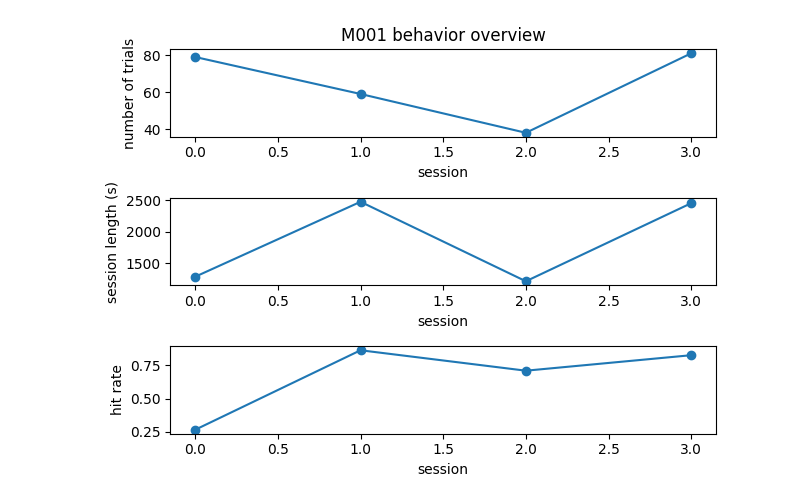
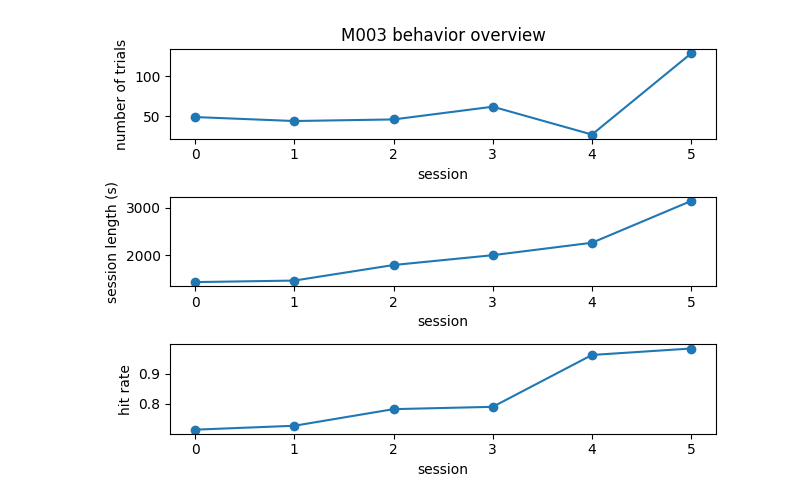
Before and after one commit to rozmar/NDNF-pipeline, a Jupyter notebook: Notebooks/behavior.ipynb, the cells around one changed output. Saved outputs shown, nothing was run; the diff lists cells and outputs as text; code cells hidden in the pictures.

Commit message:
a few new behavior plots

```diff
--- a/Notebooks/behavior.ipynb
+++ b/Notebooks/behavior.ipynb
@@ -19,37 +18,37 @@ import numpy as np
 #
 # %%
 
-subject_id = 'M001'#'BCI81'
+subject_id = 'M003'#'BCI81'
 available_sessions = (experiment.Session()&{'subject_id':subject_id}).fetch('session')
 trial_nums = []
 hit_rates = []
 session_lengths = []
 for session in available_sessions:
     trials = (experiment.SessionTrial()&{'subject_id':subject_id,'session':session}).fetch('trial')
     trial_nums.append(len(trials))
     hits = len(experiment.BehaviorTrial()&{'subject_id':subject_id,'session':session,'outcome':'hit'})
     hit_rate = hits/len(trials) if len(trials)>0 else np.nan
     hit_rates.append(hit_rate)
     session_length = (experiment.SessionTrial()&{'subject_id':subject_id,'session':session,'trial':np.max(trials)}).fetch1('trial_end_time')
     session_lengths.append(session_length)
 fig = plt.figure()
 ax1 = fig.add_subplot(3,1,1)
 ax1.plot(available_sessions,trial_nums,'o-')
 ax1.set_xlabel('session')
 ax1.set_ylabel('number of trials')
 plt.title(f'{subject_id} behavior overview')
 ax2 = fig.add_subplot(3,1,2)
 ax2.plot(available_sessions,session_lengths,'o-')
 ax2.set_xlabel('session')
 ax2.set_ylabel('session length (s)')
 ax3 = fig.add_subplot(3,1,3)
 ax3.plot(available_sessions,hit_rates,'o-')
 ax3.set_xlabel('session')
 ax3.set_ylabel('hit rate')
 plt.tight_layout()
 plt.show()
 # %% [output]
-[figure, old version]
+[figure, new version]
 # %%
 # visualize targets, and how forces change over sessions and trials
 import matplotlib.pyplot as plt
```
Also changed, not shown: parts of 5 cells of this notebook.
